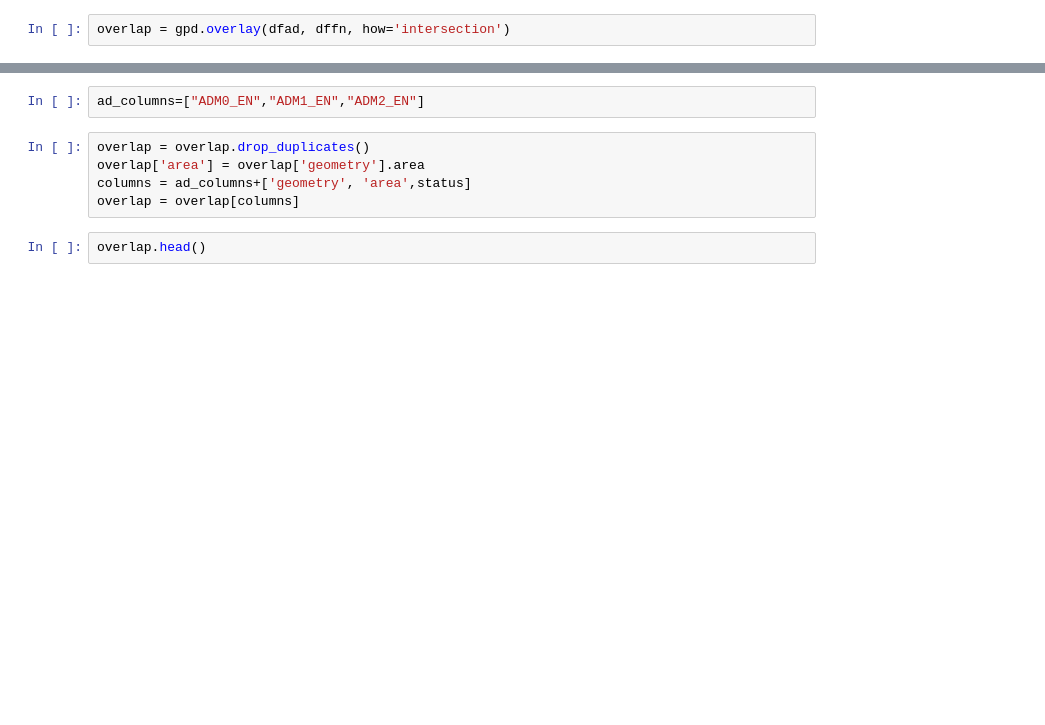
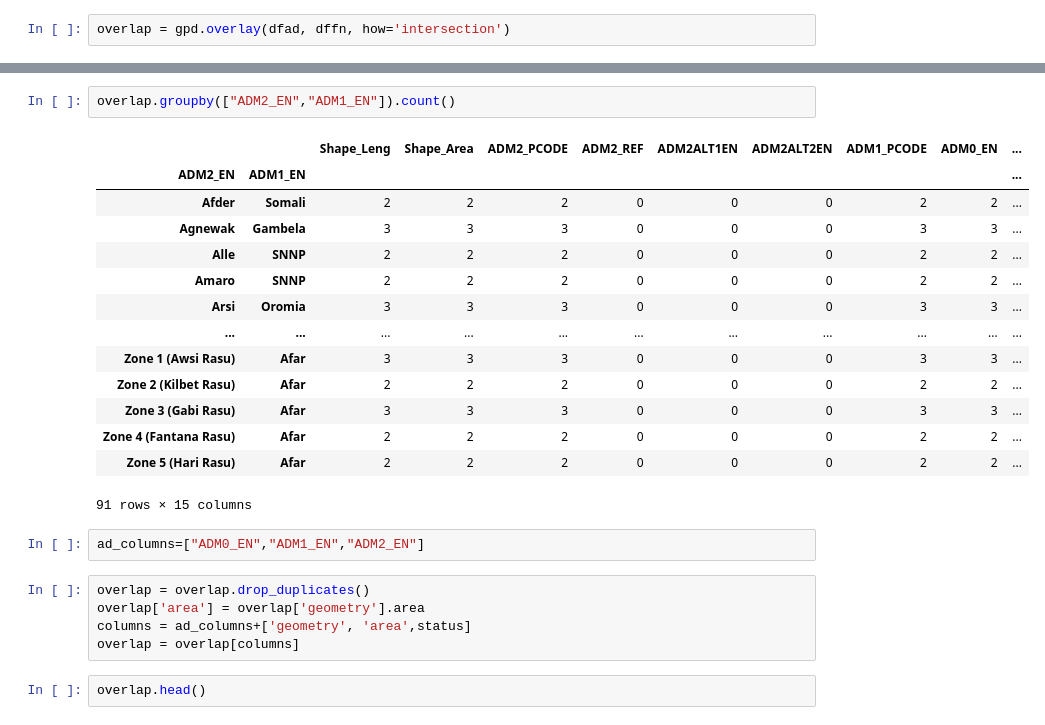
Before and after one commit to OCHA-DAP/pa-aa-food-insecurity, a Jupyter notebook: ethiopia/Convert_fewsnet_test.ipynb, the cells around one changed output, grey strips where cells are left out. Drawn from its saved outputs; the diff is of its cells as text; blank space fills up the shorter version.

```diff
--- a/ethiopia/Convert_fewsnet_test.ipynb
+++ b/ethiopia/Convert_fewsnet_test.ipynb
@@ -49,3 +72,20 @@ overlap.head()
+# %%
+overlap.groupby(["ADM2_EN","ADM1_EN"]).count()
+# %% [output]
+|  |  | Shape_Leng | Shape_Area | ADM2_PCODE | ADM2_REF | ADM2ALT1EN | ADM2ALT2EN | ADM1_PCODE | ADM0_EN | ... |
+| ADM2_EN | ADM1_EN |  |  |  |  |  |  |  |  | ... |
+| Afder | Somali | 2 | 2 | 2 | 0 | 0 | 0 | 2 | 2 | ... |
+| Agnewak | Gambela | 3 | 3 | 3 | 0 | 0 | 0 | 3 | 3 | ... |
+| Alle | SNNP | 2 | 2 | 2 | 0 | 0 | 0 | 2 | 2 | ... |
+| Amaro | SNNP | 2 | 2 | 2 | 0 | 0 | 0 | 2 | 2 | ... |
+| Arsi | Oromia | 3 | 3 | 3 | 0 | 0 | 0 | 3 | 3 | ... |
+| ... | ... | ... | ... | ... | ... | ... | ... | ... | ... | ... |
+| Zone 1 (Awsi Rasu) | Afar | 3 | 3 | 3 | 0 | 0 | 0 | 3 | 3 | ... |
+| Zone 2 (Kilbet Rasu) | Afar | 2 | 2 | 2 | 0 | 0 | 0 | 2 | 2 | ... |
+| Zone 3 (Gabi Rasu) | Afar | 3 | 3 | 3 | 0 | 0 | 0 | 3 | 3 | ... |
+| Zone 4 (Fantana Rasu) | Afar | 2 | 2 | 2 | 0 | 0 | 0 | 2 | 2 | ... |
+| Zone 5 (Hari Rasu) | Afar | 2 | 2 | 2 | 0 | 0 | 0 | 2 | 2 | ... |
+91 rows × 15 columns
 # %%
 ad_columns=["ADM0_EN","ADM1_EN","ADM2_EN"]
 # %%
```
Also changed, not shown: parts of 18 cells of this notebook.
